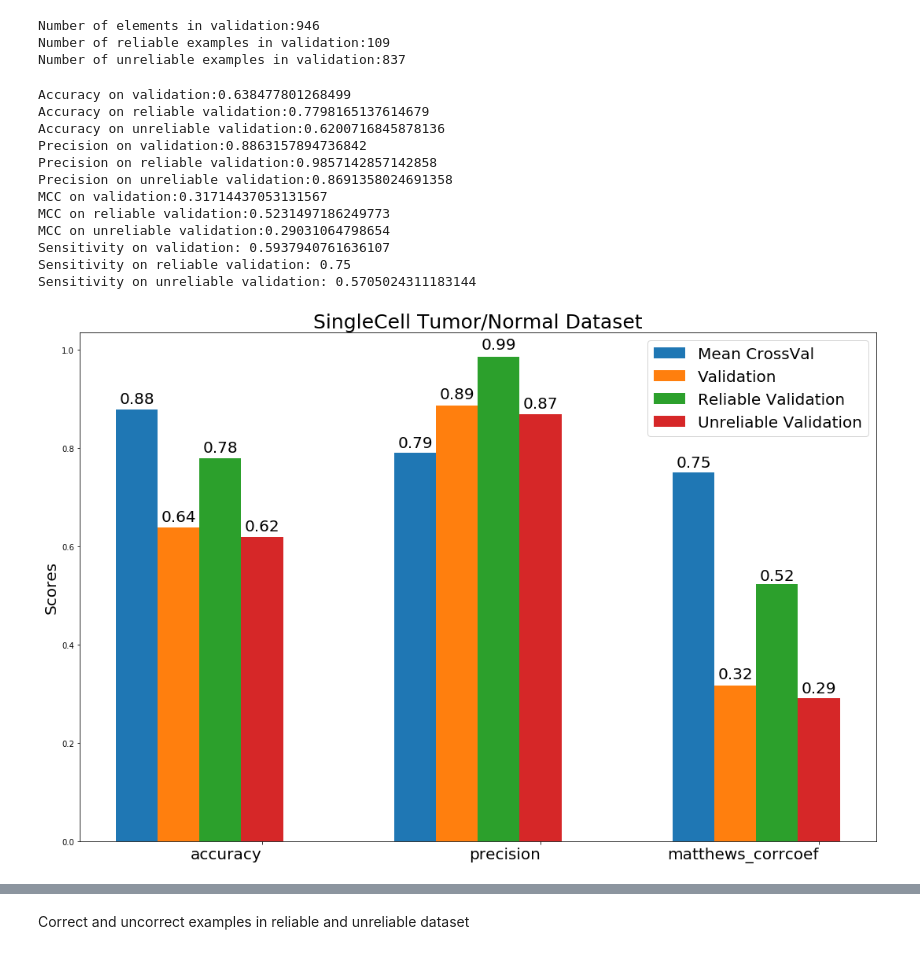
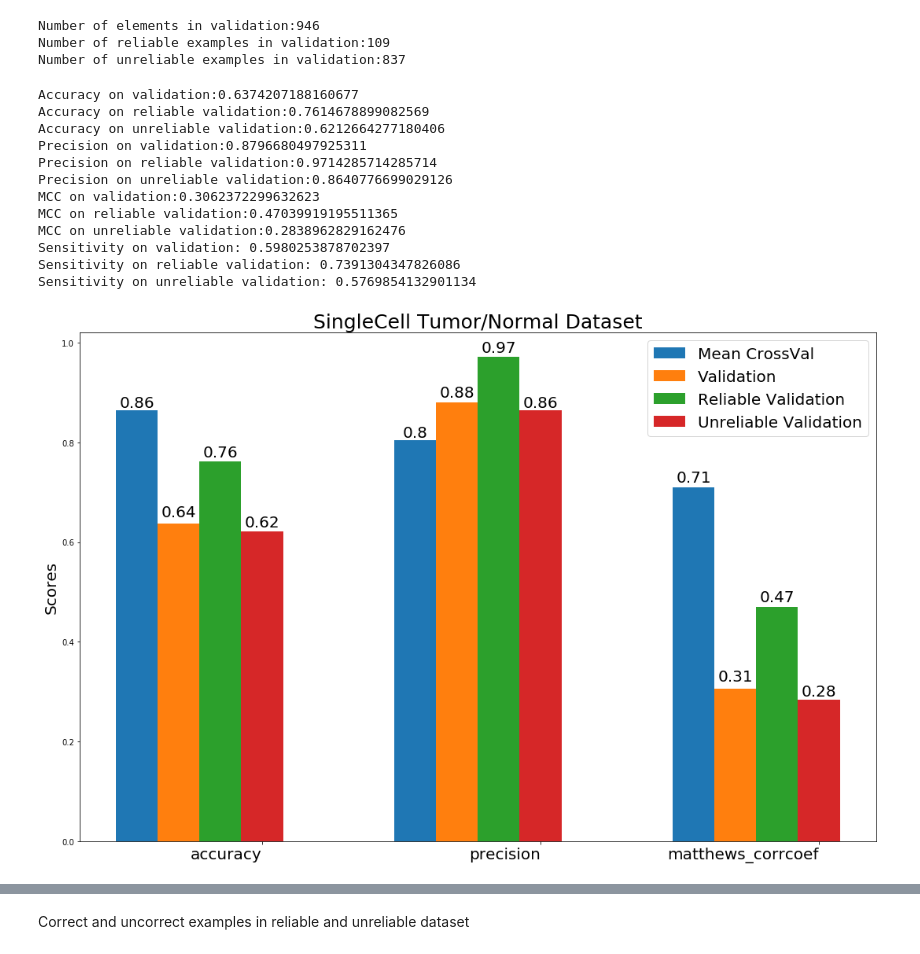
Before and after one commit to GiovannaNicora/reliability, a Jupyter notebook: sc_classification/AML329D20SingleCellClassification_LR.ipynb, the cells around one changed output, grey strips where cells are left out. Cells and saved outputs as stored; diff of their text form; code cells hidden in the pictures.

Commit message:
Added Logistic Regression classification

```diff
--- a/sc_classification/AML329D20SingleCellClassification.ipynb
+++ b/sc_classification/AML329D20SingleCellClassification_LR.ipynb
@@ -112,8 +112,9 @@ from pop_implemetation import *
 train_border_examples = X_train[np.argwhere(np.sum(np.abs(isborder_train), axis=1)!=0).ravel(),:]
 ytrain_border_examples = y_train[np.argwhere(np.sum(np.abs(isborder_train), axis=1)!=0).ravel()]
 # %%
-clf_svm = SVC()
-scores_svm = cross_validate(clf_svm, X_train,
+
+clf_lr = LogisticRegression(penalty='l1', solver='liblinear')  # Lasso
+scores_lr= cross_validate(clf_lr, X_train,
                         y_train, cv=5,
                         scoring={'accuracy_score':make_scorer(accuracy_score),
                                  'precision_score':make_scorer(precision_score),
@@ -121,5 +122,5 @@ scores_svm = cross_validate(clf_svm, X_train,
                                  'mcc':make_scorer(matthews_corrcoef)})
 # %%
 # Training on the entire training set
-clf_svm.fit(X_train, y_train)
+clf_lr.fit(X_train, y_train)
 # %% [output]
@@ -226,15 +228,15 @@ vald
 # %% [output]
 Counter({1: 709, 0: 237})
 # %%
-ypred_val_svm = clf_svm.predict(X_val)
+ypred_val_lr = clf_lr.predict(X_val)
 
-acc_val_svm = accuracy_score(y_val, ypred_val_svm)
+acc_val_lr = accuracy_score(y_val, ypred_val_lr)
 
-prec_val_svm = precision_score(y_val, ypred_val_svm)  # Precision decrease a lot! (form 86% to 56%)
+prec_val_lr = precision_score(y_val, ypred_val_lr)  # Precision decrease a lot! (form 86% to 56%)
 
-rec_val_svm = recall_score(y_val, ypred_val_svm)
+rec_val_lr = recall_score(y_val, ypred_val_lr)
 
-mcc_val_svm = matthews_corrcoef(y_val, ypred_val_svm)
+mcc_val_lr = matthews_corrcoef(y_val, ypred_val_lr)
 
-tn_val_svm, fp_val_svm, fn_val_svm, tp_val_svm = confusion_matrix(y_val, ypred_val_svm).ravel()
+tn_val_lr, fp_val_lr, fn_val_lr, tp_val_lr = confusion_matrix(y_val, ypred_val_lr).ravel()
 # %%
@@ -253,6 +255,7 @@ Specificity on validation:0.7721518987341772
 # %%
 ## Reliability on Validation set
 n_border_val = [0] * X_val.shape[0]
+is_border_val = np.zeros(X_val.shape)
 for c in list(range(X_val.shape[0])):
     # print(c)
     xval = X_val[c]
@@ -262,6 +265,7 @@ for c in list(range(X_val.shape[0])):
         bor = bor + check_is_border(xval[i], attr2innerb_train_val[i], inner=True)
         if 'Outer' in bor or 'Inner' in bor:
             n_border_val[c] = n_border_val[c] + 1
+            is_border_val[c, i] = 1
 # %%
 rel_val = 1 - np.array(n_border_val) / X_val.shape[1]
 unreliable_val = np.argwhere(rel_val == 0).ravel()
@@ -299,35 +307,35 @@ Number of elements in validation:946
 Number of reliable examples in validation:109
 Number of unreliable examples in validation:837
 # %%
-print('Accuracy on validation:' + str(acc_val_svm))
-print('Accuracy on reliable validation:' + str(acc_rel_val_svm))
-print('Accuracy on unreliable validation:' + str(acc_unrel_val_svm))
+print('Accuracy on validation:' + str(acc_val_lr))
+print('Accuracy on reliable validation:' + str(acc_rel_val_lr))
+print('Accuracy on unreliable validation:' + str(acc_unrel_val_lr))
 
-print('Precision on validation:' + str(prec_val_svm))
-print('Precision on reliable validation:' + str(prec_rel_val_svm))
-print('Precision on unreliable validation:' + str(prec_unrel_val_svm))
+print('Precision on validation:' + str(prec_val_lr))
+print('Precision on reliable validation:' + str(prec_rel_val_lr))
+print('Precision on unreliable validation:' + str(prec_unrel_val_lr))
 
 
-print('MCC on validation:' + str(mcc_val_svm))
-print('MCC on reliable validation:' + str(mcc_rel_val_svm))
-print('MCC on unreliable validation:' + str(mcc_unrel_val_svm))
+print('MCC on validation:' + str(mcc_val_lr))
+print('MCC on reliable validation:' + str(mcc_rel_val_lr))
+print('MCC on unreliable validation:' + str(mcc_unrel_val_lr))
 
 print('Sensitivity on validation: '+str(sens_val))
 print('Sensitivity on reliable validation: '+str(sens_rel_val))
 print('Sensitivity on unreliable validation: '+str(sens_unrel_val))
 # %% [output]
-Accuracy on validation:0.638477801268499
-Accuracy on reliable validation:0.7798165137614679
-Accuracy on unreliable validation:0.6200716845878136
-Precision on validation:0.8863157894736842
-Precision on reliable validation:0.9857142857142858
-Precision on unreliable validation:0.8691358024691358
-MCC on validation:0.31714437053131567
-MCC on reliable validation:0.5231497186249773
-MCC on unreliable validation:0.29031064798654
-Sensitivity on validation: 0.5937940761636107
-Sensitivity on reliable validation: 0.75
-Sensitivity on unreliable validation: 0.5705024311183144
+Accuracy on validation:0.6374207188160677
+Accuracy on reliable validation:0.7614678899082569
+Accuracy on unreliable validation:0.6212664277180406
+Precision on validation:0.8796680497925311
+Precision on reliable validation:0.9714285714285714
+Precision on unreliable validation:0.8640776699029126
+MCC on validation:0.3062372299632623
+MCC on reliable validation:0.47039919195511365
+MCC on unreliable validation:0.2838962829162476
+Sensitivity on validation: 0.5980253878702397
+Sensitivity on reliable validation: 0.7391304347826086
+Sensitivity on unreliable validation: 0.5769854132901134
 # %%
 labels = ['accuracy', 'precision',
           'matthews_corrcoef']
@@ -342,41 +350,41 @@ r4 = [x + width for x in r3]
 
 f=20
 fig, ax = pyplot.subplots(figsize=(15,10))
-rects1 = ax.bar(r1, [scores_svm['test_accuracy_score'].mean(),
-                     scores_svm['test_precision_score'].mean(),
-                     scores_svm['test_mcc'].mean()], width, label='Mean CrossVal')
-rects2 = ax.bar(r2, [acc_val_svm, prec_val_svm, mcc_val_svm], width, label='Validation')
-rects3 = ax.bar(r3, [acc_rel_val_svm, prec_rel_val_svm, mcc_rel_val_svm], width, label='Reliable Validation')
-rects4 = ax.bar(r4, [acc_unrel_val_svm, prec_unrel_val_svm, mcc_unrel_val_svm], width, label='Unreliable Validation')
+rects1 = ax.bar(r1, [scores_lr['test_accuracy_score'].mean(),
+                     scores_lr['test_precision_score'].mean(),
+                     scores_lr['test_mcc'].mean()], width, label='Mean CrossVal')
+rects2 = ax.bar(r2, [acc_val_lr, prec_val_lr, mcc_val_lr], width, label='Validation')
+rects3 = ax.bar(r3, [acc_rel_val_lr, prec_rel_val_lr, mcc_rel_val_lr], width, label='Reliable Validation')
+rects4 = ax.bar(r4, [acc_unrel_val_lr, prec_unrel_val_lr, mcc_unrel_val_lr], width, label='Unreliable Validation')
 
 # Add some text for labels, title and custom x-axis tick labels, etc.
 ax.set_ylabel('Scores', fontsize=f)
 ax.set_title('SingleCell Tumor/Normal Dataset', fontsize=25)
 ax.set_xticks(r4)
 ax.set_xticklabels(labels, ha="right", fontsize=f)
 ax.legend()
 
 
 def autolabel(rects):
     """Attach a text label above each bar in *rects*, displaying its height."""
     for rect in rects:
         height = round(rect.get_height(), 2)
         ax.annotate('{}'.format(height),
                     xy=(rect.get_x() + rect.get_width() / 2, height),
                     xytext=(0, 3),  # 3 points vertical offset
                     textcoords="offset points",
                     ha='center', va='bottom', fontsize=f)
 
 
 autolabel(rects1)
 autolabel(rects2)
 autolabel(rects3)
 autolabel(rects4)
 pyplot.legend(prop={'size': f})
 fig.tight_layout()
 pyplot.savefig('/Users/giovannanicora/Desktop/results_singlecell.png')
 pyplot.show()
 # %% [output]
-[figure, old version]
+[figure, new version]
 # %%
 z = 1.96
```
Also changed, not shown: parts of 19 cells of this notebook, 1 other file.
